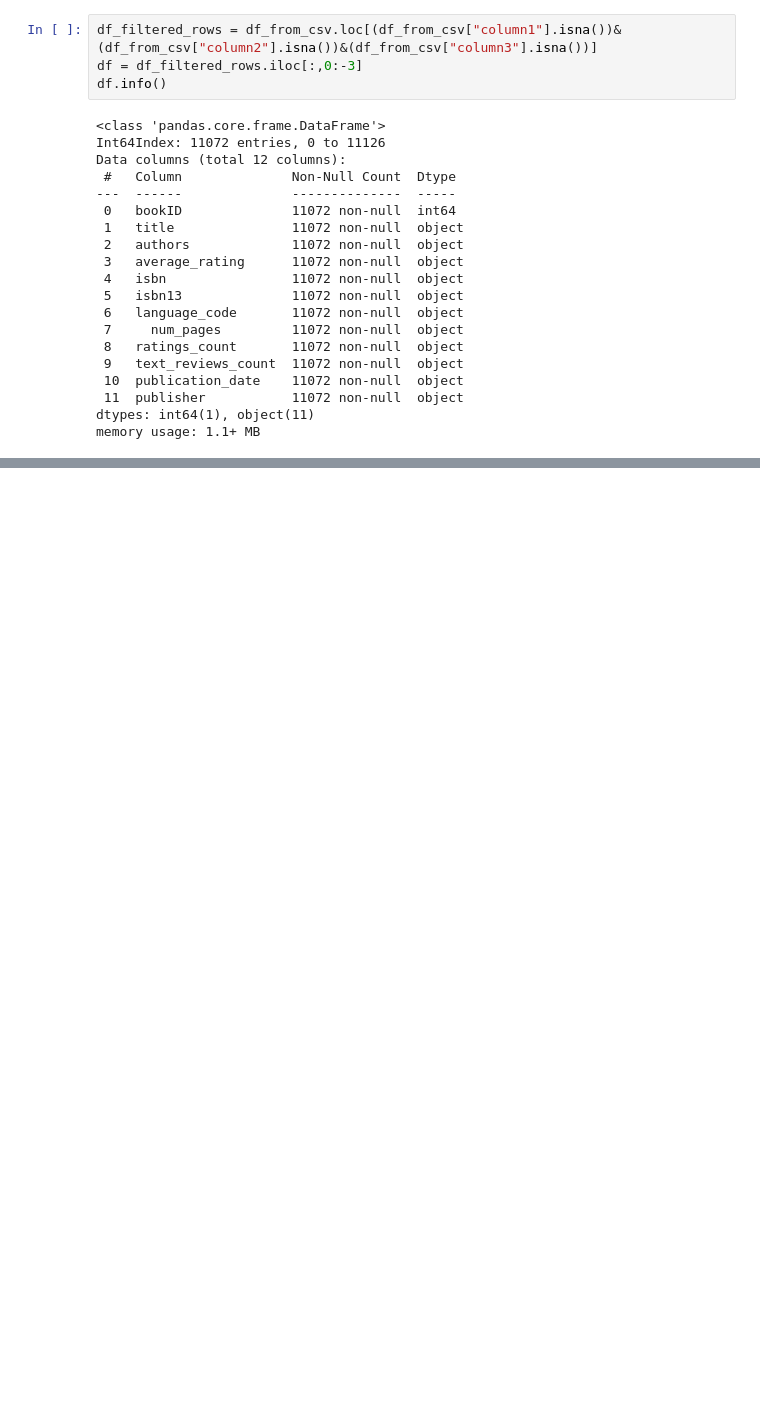
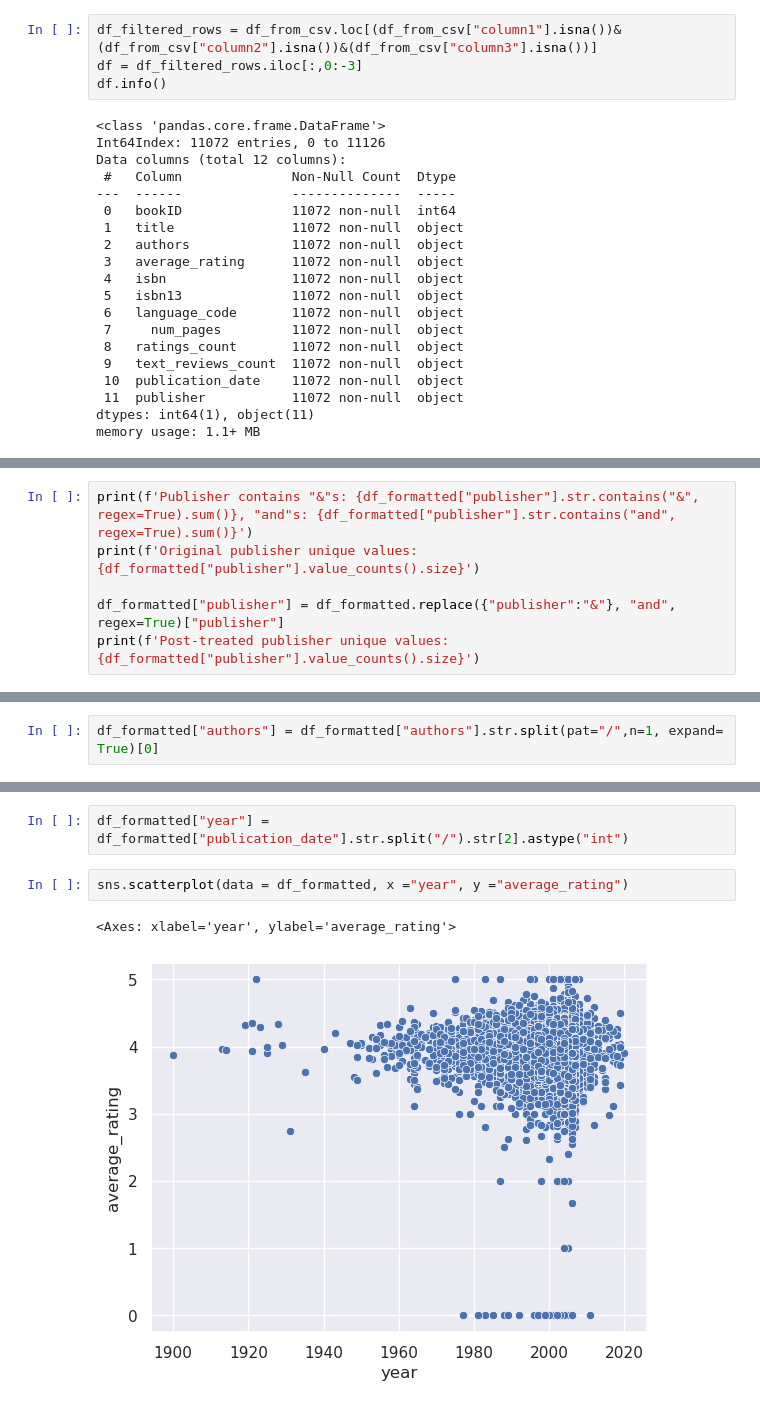
Before and after one commit to rhowsane/viet-goodreads, a Jupyter notebook: goodreads_ratings.ipynb, the cells around one changed output, grey strips where cells are left out. Saved outputs shown, nothing was run; the diff lists cells and outputs as text; blank space fills up the shorter version.

```diff
--- a/goodreads_ratings.ipynb
+++ b/goodreads_ratings.ipynb
@@ -93,0 +171,6 @@ df.tail(5)
+# %%
+print(f'Publisher contains "&"s: {df_formatted["publisher"].str.contains("&", regex=True).sum()}, "and"s: {df_formatted["publisher"].str.contains("and", regex=True).sum()}')
+print(f'Original publisher unique values: {df_formatted["publisher"].value_counts().size}')
+
+df_formatted["publisher"] = df_formatted.replace({"publisher":"&"}, "and", regex=True)["publisher"]
+print(f'Post-treated publisher unique values: {df_formatted["publisher"].value_counts().size}')
@@ -93,0 +192,2 @@ df.tail(5)
+# %%
+df_formatted["authors"] = df_formatted["authors"].str.split(pat="/",n=1, expand= True)[0]
@@ -93,0 +228,7 @@ df.tail(5)
+# %%
+df_formatted["year"] = df_formatted["publication_date"].str.split("/").str[2].astype("int")
+# %%
+sns.scatterplot(data = df_formatted, x ="year", y ="average_rating")
+# %% [output]
+<Axes: xlabel='year', ylabel='average_rating'>
+[figure, added]
```
Also changed, not shown: parts of 26 cells of this notebook.
